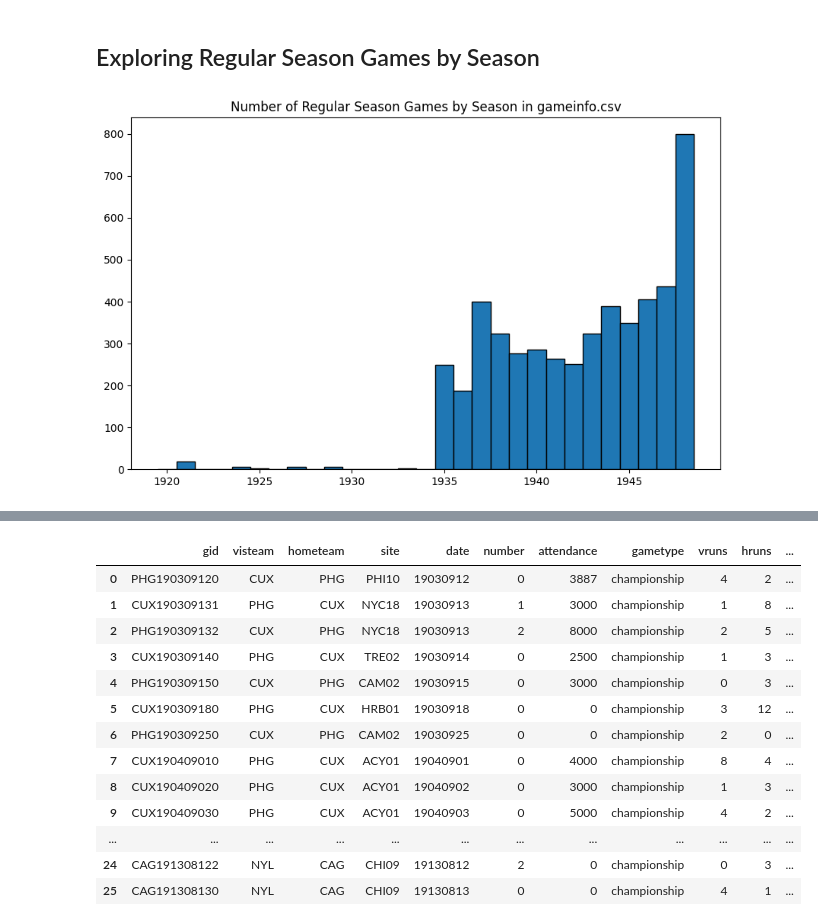
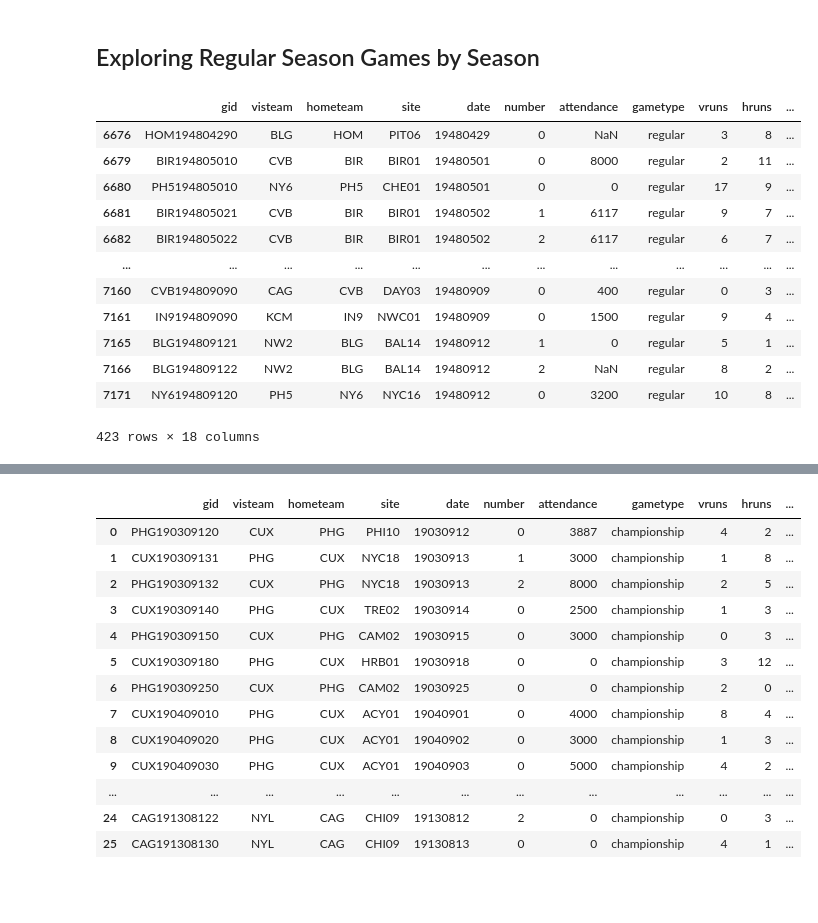
Before and after one commit to lcbogie/NgLgNov2025, a Jupyter notebook: exploration_1.ipynb, the cells around one changed output, grey strips where cells are left out. Cells and saved outputs as stored; diff of their text form; code cells hidden in the pictures; blank space fills up the shorter version.

```diff
--- a/exploration_1.ipynb
+++ b/exploration_1.ipynb
@@ -152,11 +156,19 @@ plt.show
 [figure]
 # %% [markdown]
 ## Exploring Regular Season Games by Season
-# %%
-fig, season_hist = plt.subplots(figsize=(10,6))
-season_hist.hist(x=game_info['season'][game_info['gametype']=='regular'],
-orientation ='vertical', bins='auto', edgecolor='black', align='left')
-season_hist.set_title('Number of Regular Season Games by Season in gameinfo.csv')
-plt.show()
-# %% [output]
-[figure, removed]
+# %%
+truncated_game_info[(truncated_game_info['season']==1948) & (truncated_game_info['gametype']=='regular')]
+# %% [output]
+|  | gid | visteam | hometeam | site | date | number | attendance | gametype | vruns | hruns | ... |
+| 6676 | HOM194804290 | BLG | HOM | PIT06 | 19480429 | 0 | NaN | regular | 3 | 8 | ... |
+| 6679 | BIR194805010 | CVB | BIR | BIR01 | 19480501 | 0 | 8000 | regular | 2 | 11 | ... |
+| 6680 | PH5194805010 | NY6 | PH5 | CHE01 | 19480501 | 0 | 0 | regular | 17 | 9 | ... |
+| 6681 | BIR194805021 | CVB | BIR | BIR01 | 19480502 | 1 | 6117 | regular | 9 | 7 | ... |
+| 6682 | BIR194805022 | CVB | BIR | BIR01 | 19480502 | 2 | 6117 | regular | 6 | 7 | ... |
+| ... | ... | ... | ... | ... | ... | ... | ... | ... | ... | ... | ... |
+| 7160 | CVB194809090 | CAG | CVB | DAY03 | 19480909 | 0 | 400 | regular | 0 | 3 | ... |
+| 7161 | IN9194809090 | KCM | IN9 | NWC01 | 19480909 | 0 | 1500 | regular | 9 | 4 | ... |
+| 7165 | BLG194809121 | NW2 | BLG | BAL14 | 19480912 | 1 | 0 | regular | 5 | 1 | ... |
+| 7166 | BLG194809122 | NW2 | BLG | BAL14 | 19480912 | 2 | NaN | regular | 8 | 2 | ... |
+| 7171 | NY6194809120 | PH5 | NY6 | NYC16 | 19480912 | 0 | 3200 | regular | 10 | 8 | ... |
+423 rows × 18 columns
```
Also changed, not shown: parts of 4 cells of this notebook, 2 other files.
